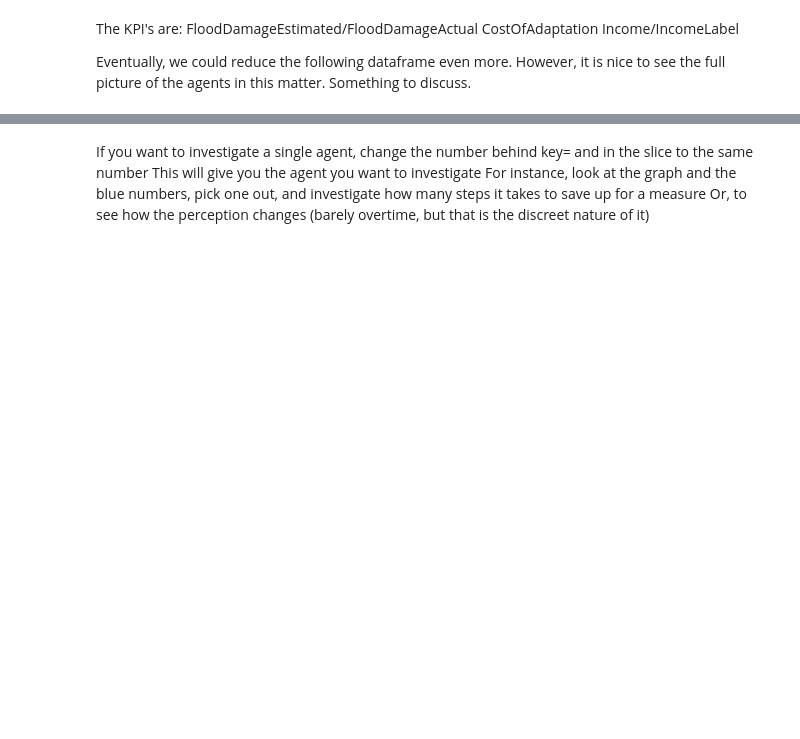
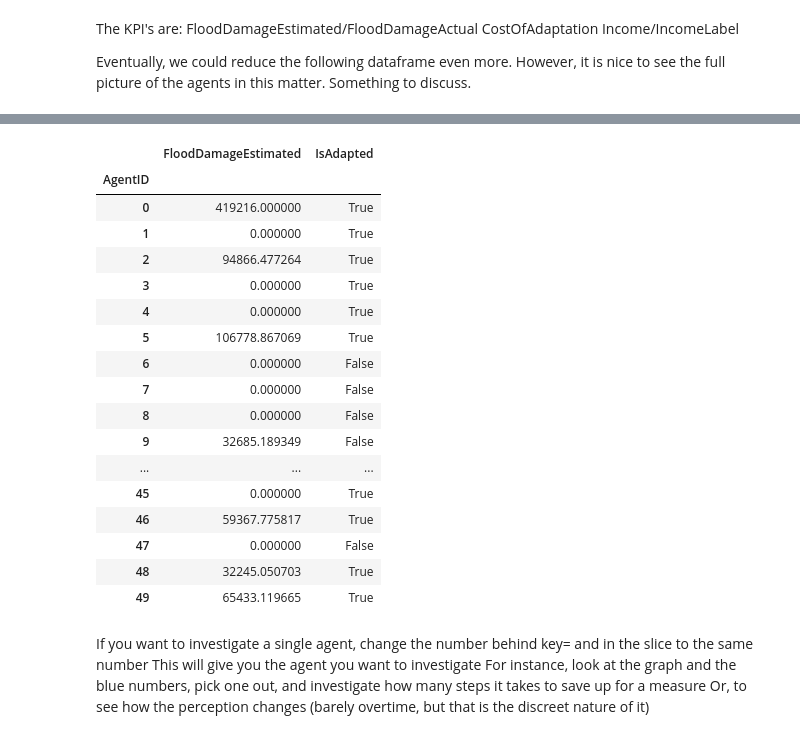
Before and after one commit to Martijntjevdg/SEN1211-ABM, a Jupyter notebook: base_model_mesa/model/demo.ipynb, the cells around one changed output, grey strips where cells are left out. Drawn from its saved outputs; the diff is of its cells as text; code cells hidden in the pictures; blank space fills up the shorter version.

```diff
--- a/base_model_mesa/model/demo.ipynb
+++ b/base_model_mesa/model/demo.ipynb
@@ -112,3 +112,25 @@ agent_data
+# %%
+step19 = agent_data.loc[19, :][['FloodDamageEstimated', 'IsAdapted']]
+step19
+# %% [output]
+|  | FloodDamageEstimated | IsAdapted |
+| AgentID |  |  |
+| 0 | 419216.000000 | True |
+| 1 | 0.000000 | True |
+| 2 | 94866.477264 | True |
+| 3 | 0.000000 | True |
+| 4 | 0.000000 | True |
+| 5 | 106778.867069 | True |
+| 6 | 0.000000 | False |
+| 7 | 0.000000 | False |
+| 8 | 0.000000 | False |
+| 9 | 32685.189349 | False |
+| ... | ... | ... |
+| 45 | 0.000000 | True |
+| 46 | 59367.775817 | True |
+| 47 | 0.000000 | False |
+| 48 | 32245.050703 | True |
+| 49 | 65433.119665 | True |
 # %% [markdown]
 If you want to investigate a single agent, change the number behind key= and in the slice to the same number
 This will give you the agent you want to investigate
```
Also changed, not shown: parts of 4 cells of this notebook, 2 other files.
